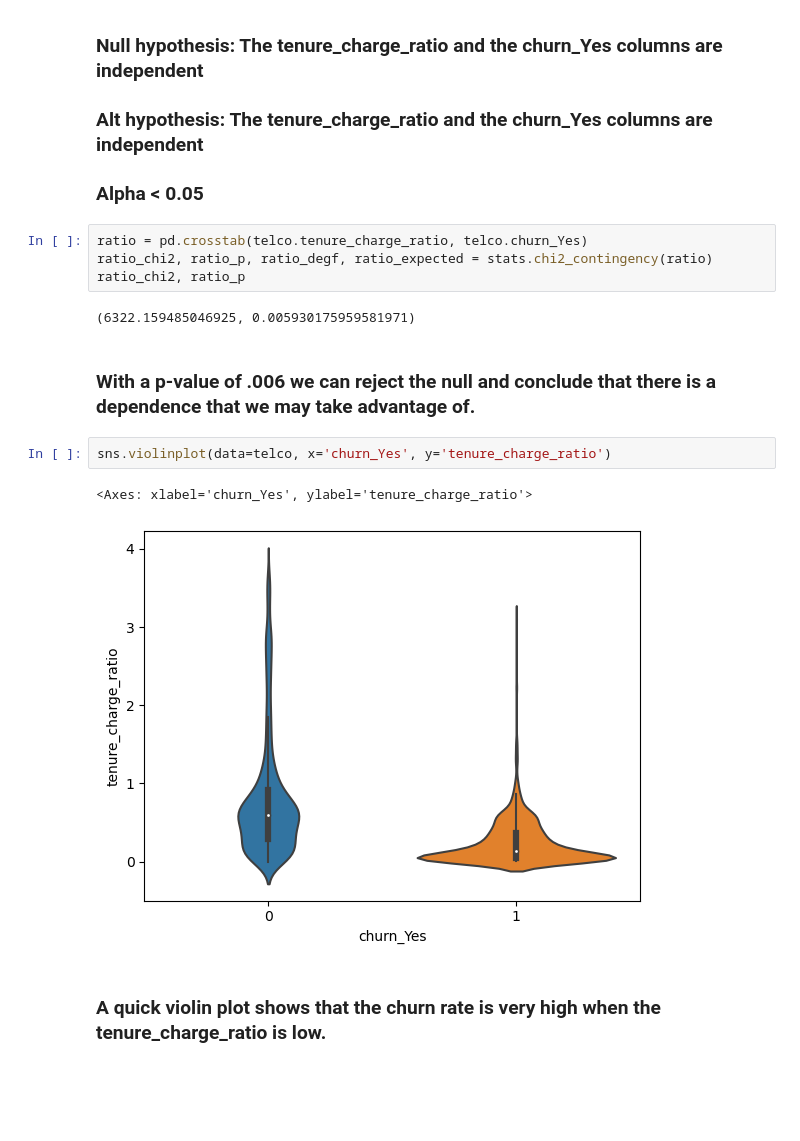
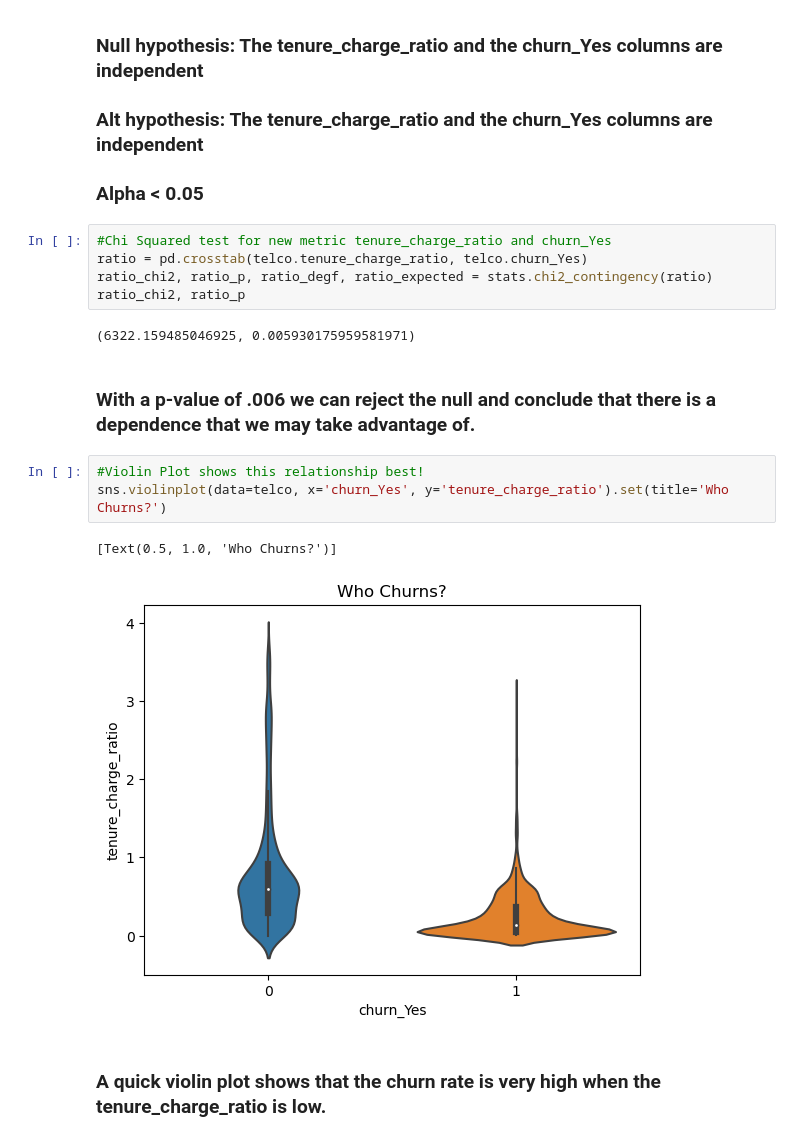
Before and after one commit to Alfred-W-S-Pirovits-Jr/Telco_Churn_Project, a Jupyter notebook: final_report.ipynb, the cells around one changed output. Saved outputs shown, nothing was run; the diff lists cells and outputs as text; blank space fills up the shorter version.

```diff
--- a/final_report.ipynb
+++ b/final_report.ipynb
@@ -166,6 +180,7 @@ telco
 ### Alt hypothesis:  The tenure_charge_ratio and the churn_Yes columns are independent
 ### Alpha < 0.05
 # %%
+#Chi Squared test for new metric tenure_charge_ratio and churn_Yes
 ratio = pd.crosstab(telco.tenure_charge_ratio, telco.churn_Yes)
 ratio_chi2, ratio_p, ratio_degf, ratio_expected = stats.chi2_contingency(ratio)
 ratio_chi2, ratio_p
@@ -174,10 +189,11 @@ ratio_chi2, ratio_p
 # %% [markdown]
 ### With a p-value of .006 we can reject the null and conclude that there is a dependence that we may take advantage of.
 # %%
-sns.violinplot(data=telco, x='churn_Yes', y='tenure_charge_ratio')
+#Violin Plot shows this relationship best!
+sns.violinplot(data=telco, x='churn_Yes', y='tenure_charge_ratio').set(title='Who Churns?')
 # %% [output]
-<Axes: xlabel='churn_Yes', ylabel='tenure_charge_ratio'>
+[Text(0.5, 1.0, 'Who Churns?')]
-[figure, old version]
+[figure, new version]
 # %% [markdown]
 ### A quick violin plot shows that the churn rate is very high when the tenure_charge_ratio is low.
 # %% [markdown]
```
Also changed, not shown: parts of 55 cells of this notebook.
